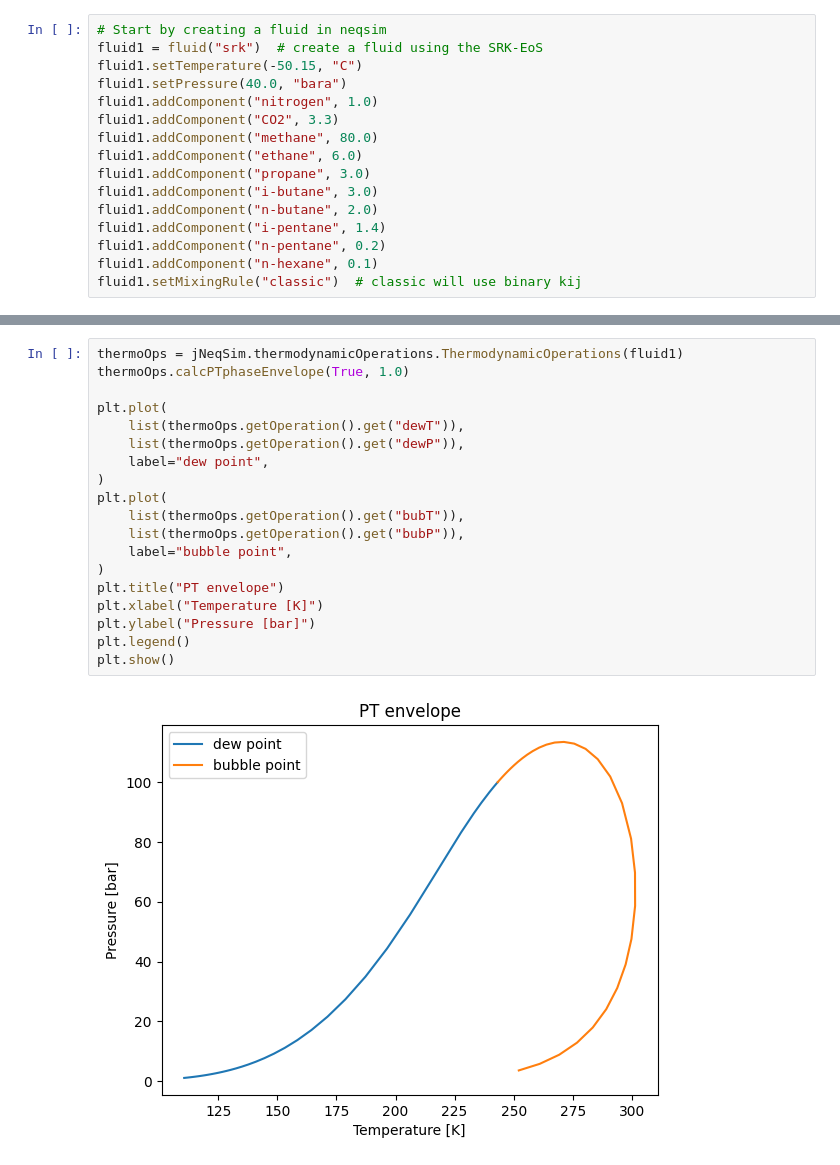
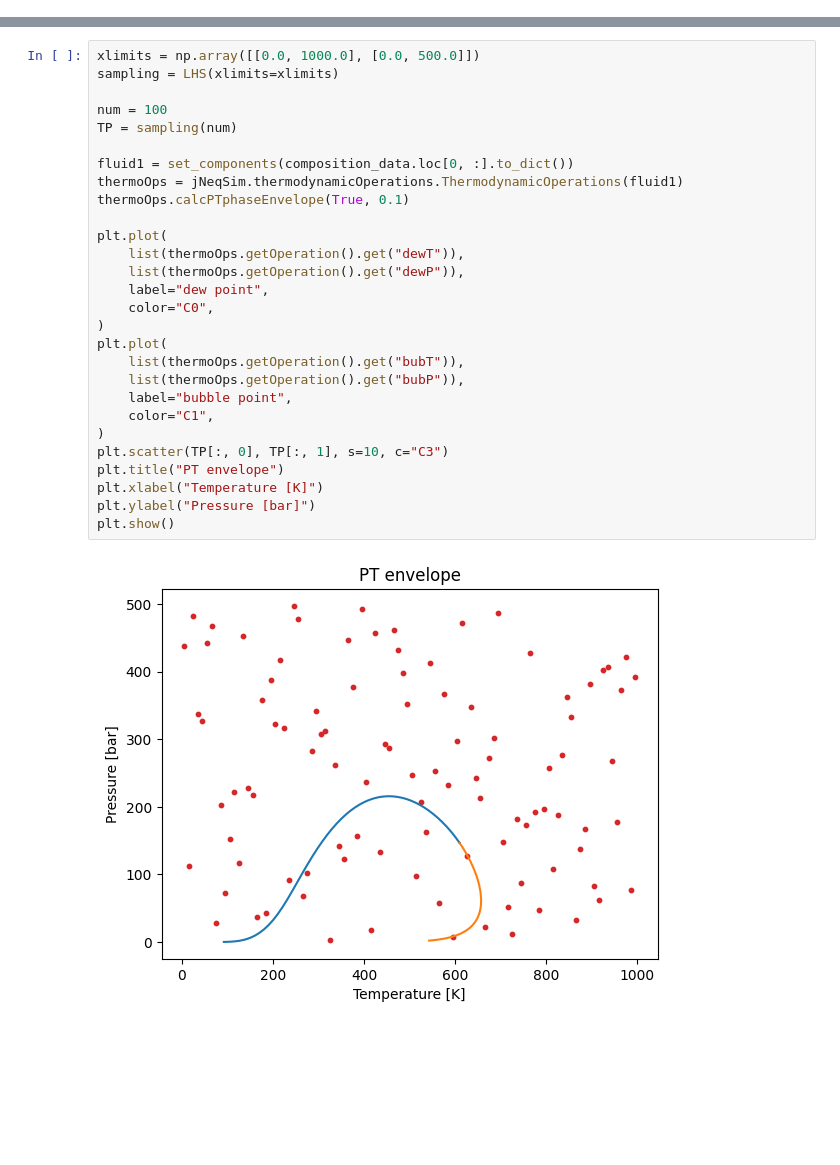
Before and after one commit to antonionicampos/nn-flash, a Jupyter notebook: simulations/TPflash.ipynb, the cells around one changed output, grey strips where cells are left out. Cells and saved outputs as stored; diff of their text form; blank space fills up the shorter version.

```diff
--- a/simulations/TPflash.ipynb
+++ b/simulations/TPflash.ipynb
@@ -8,16 +10,0 @@ from neqsim.thermo.thermoTools import printFrame, printFluid, dataFrame, table,
-# %%
-# Start by creating a fluid in neqsim
-fluid1 = fluid("srk")  # create a fluid using the SRK-EoS
-fluid1.setTemperature(-50.15, "C")
-fluid1.setPressure(40.0, "bara")
-fluid1.addComponent("nitrogen", 1.0)
-fluid1.addComponent("CO2", 3.3)
-fluid1.addComponent("methane", 80.0)
-fluid1.addComponent("ethane", 6.0)
-fluid1.addComponent("propane", 3.0)
-fluid1.addComponent("i-butane", 3.0)
-fluid1.addComponent("n-butane", 2.0)
-fluid1.addComponent("i-pentane", 1.4)
-fluid1.addComponent("n-pentane", 0.2)
-fluid1.addComponent("n-hexane", 0.1)
-fluid1.setMixingRule("classic")  # classic will use binary kij
@@ -24,21 +106,30 @@ fluid1.setMixingRule("classic")  # classic will use binary kij
 # %%
+xlimits = np.array([[0.0, 1000.0], [0.0, 500.0]])
+sampling = LHS(xlimits=xlimits)
+
+num = 100
+TP = sampling(num)
+
+fluid1 = set_components(composition_data.loc[0, :].to_dict())
 thermoOps = jNeqSim.thermodynamicOperations.ThermodynamicOperations(fluid1)
-thermoOps.calcPTphaseEnvelope(True, 1.0)
+thermoOps.calcPTphaseEnvelope(True, 0.1)
 
 plt.plot(
     list(thermoOps.getOperation().get("dewT")),
     list(thermoOps.getOperation().get("dewP")),
     label="dew point",
+    color="C0",
 )
 plt.plot(
     list(thermoOps.getOperation().get("bubT")),
     list(thermoOps.getOperation().get("bubP")),
     label="bubble point",
+    color="C1",
 )
+plt.scatter(TP[:, 0], TP[:, 1], s=10, c="C3")
 plt.title("PT envelope")
 plt.xlabel("Temperature [K]")
 plt.ylabel("Pressure [bar]")
-plt.legend()
 plt.show()
 # %% [output]
-[figure, old version]
+[figure, new version]
```
Also changed, not shown: parts of 9 cells of this notebook, 1 other file.
